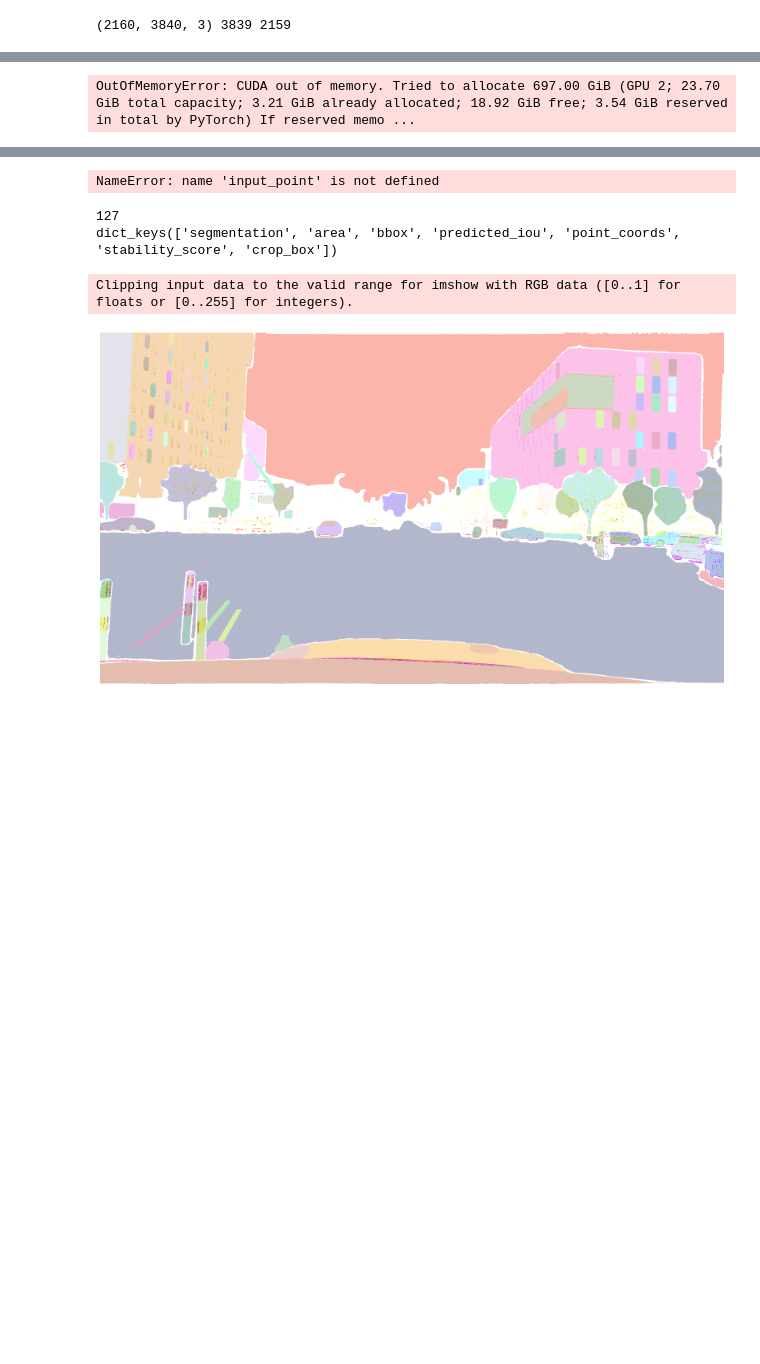
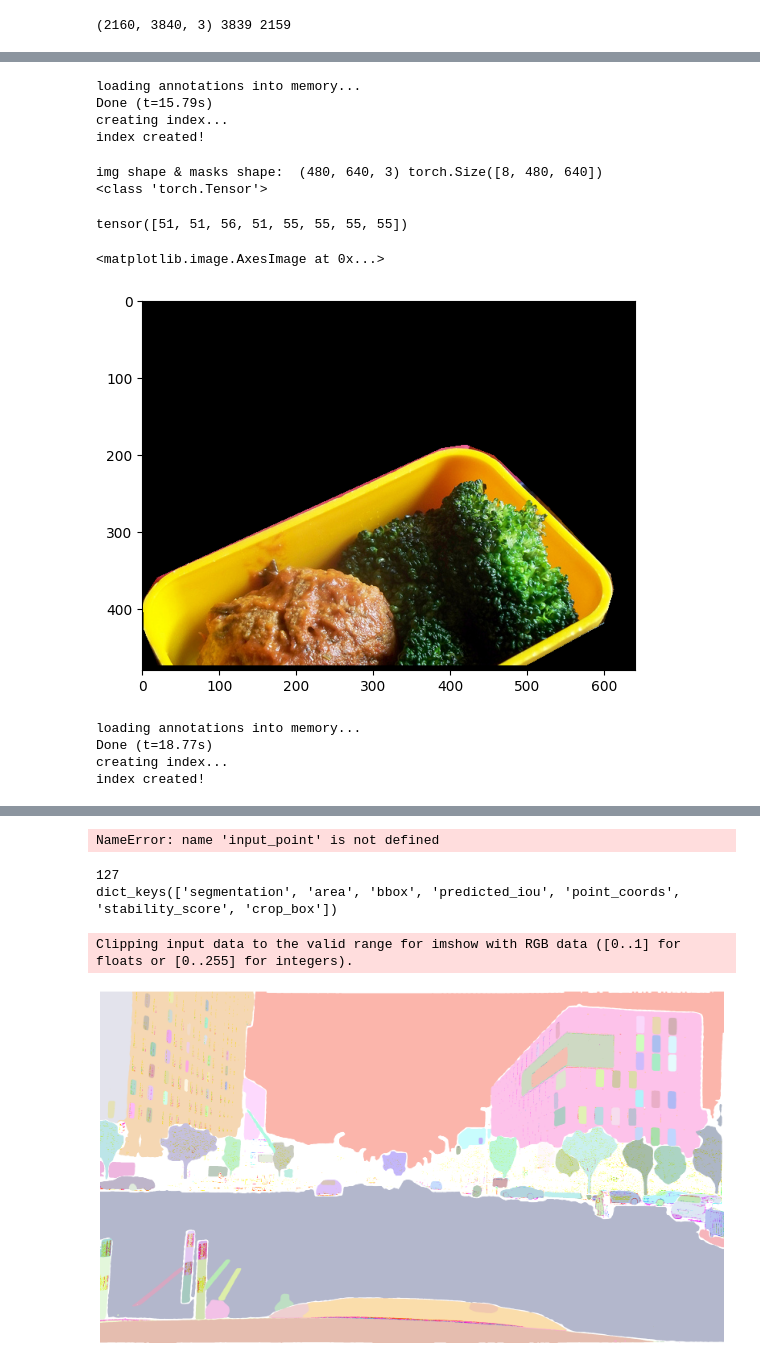
Before and after one commit to YatesZhang/retrieval, a Jupyter notebook: sam/SAM.ipynb, the cells around one changed output, grey strips where cells are left out. Saved outputs shown, nothing was run; the diff lists cells and outputs as text; code cells hidden in the pictures; blank space fills up the shorter version.

Commit message:
add prompter for COCO

```diff
--- a/sam/SAM.ipynb
+++ b/sam/SAM.ipynb
@@ -132,10 +40,49 @@ predictor.set_image(image)
-# %%
-input_point = points    # in [h, w] format
-input_label = np.ones(points.shape[0])
-masks, scores, logits = predictor.predict(
-    point_coords=input_point,
-    point_labels=input_label,
-    multimask_output=True,
-)
-# %% [output]
-OutOfMemoryError: CUDA out of memory. Tried to allocate 697.00 GiB (GPU 2; 23.70 GiB total capacity; 3.21 GiB already allocated; 18.92 GiB free; 3.54 GiB reserved in total by PyTorch) If reserved memo ...
+# %%
+from torchvision import datasets
+import numpy as np
+from matplotlib import pyplot as plt
+from mmengine.structures import PixelData
+from mmseg.structures import SegDataSample
+ROOT = "/root/datasets/COCO"
+IMAGES_PATH = "/root/datasets/COCO/train2017"
+ANNOTATIONS_PATH = "/root/datasets/COCO/annotations/instances_train2017.json"
+dataset = datasets.CocoDetection(IMAGES_PATH, ANNOTATIONS_PATH)
+dataset = datasets.wrap_dataset_for_transforms_v2(dataset)
+# %% [output]
+loading annotations into memory...
+Done (t=15.79s)
+creating index...
+index created!
+# %%
+sample = dataset[0]
+img, target = sample
+sample = dataset[0]
+img = sample[0]
+masks = sample[1]['masks']
+print("img shape & masks shape: ", np.array(img).shape, masks.shape)
+print(type(masks.data))
+# %% [output]
+img shape & masks shape:  (480, 640, 3) torch.Size([8, 480, 640])
+<class 'torch.Tensor'>
+# %%
+target['labels']
+# %% [output]
+tensor([51, 51, 56, 51, 55, 55, 55, 55])
+# %%
+mask = masks.data[0]
+mask = mask.reshape((mask.shape[0], mask.shape[1], 1))
+mask = mask.repeat((1,1,3))
+plt.imshow(np.array(img) * mask.numpy())
+# %% [output]
+<matplotlib.image.AxesImage at 0x...>
+[figure, added]
+# %%
+import pycocotools
+from pycocotools.coco import COCO
+annFile = ANNOTATIONS_PATH
+coco=COCO(annFile)
+# %% [output]
+loading annotations into memory...
+Done (t=18.77s)
+creating index...
+index created!
```
Also changed, not shown: parts of 16 cells of this notebook, 2 other files.
